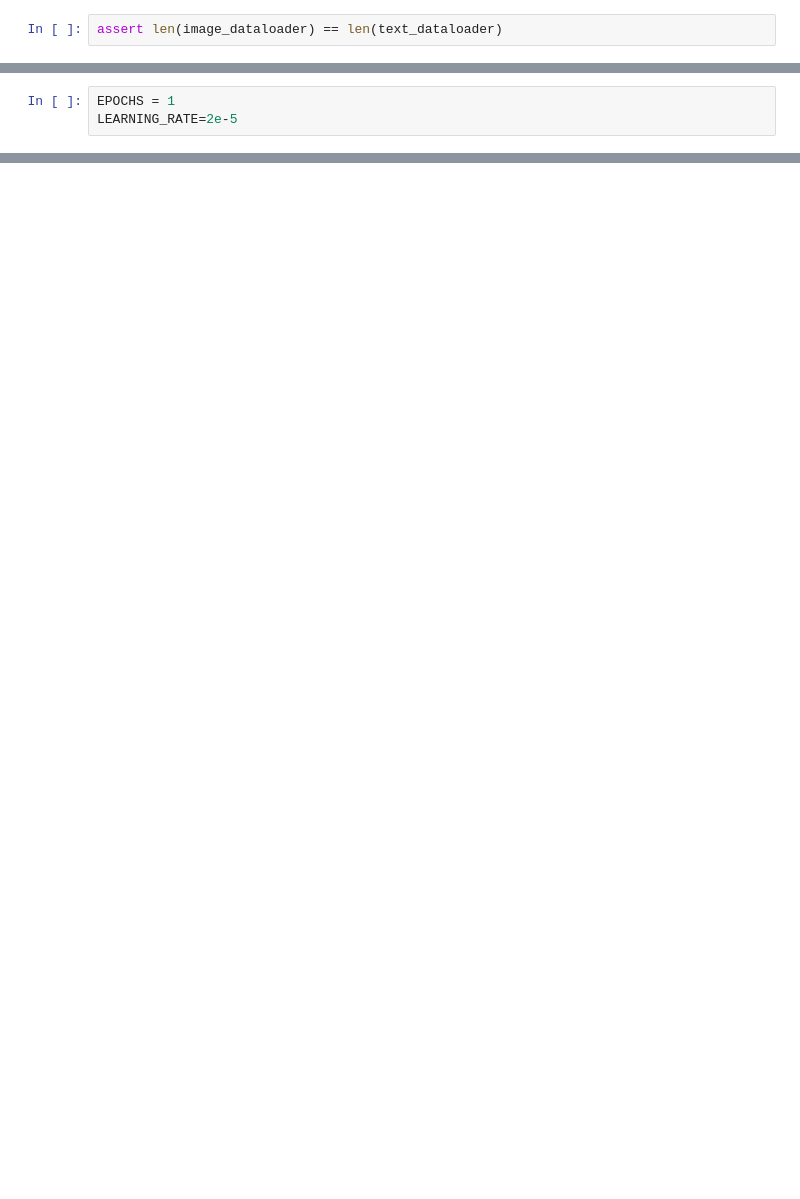
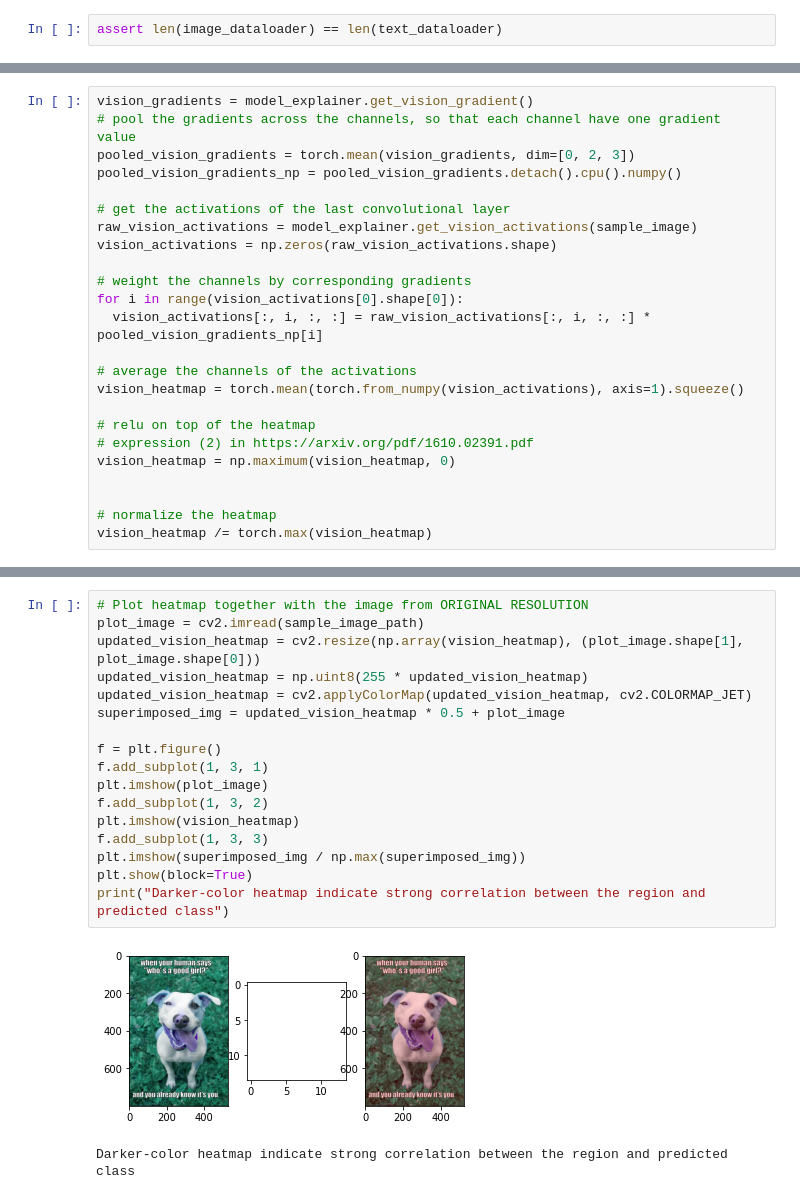
Before and after one commit to MichaelYxWang/CrossExplain, a Jupyter notebook: multimodal_gradcam.ipynb, the cells around one changed output, grey strips where cells are left out. Drawn from its saved outputs; the diff is of its cells as text; blank space fills up the shorter version.

Commit message:
multimodal gradcam init; all gradients be zero bug

```diff
--- a/multimodal_gradcam.ipynb
+++ b/multimodal_gradcam.ipynb
@@ -230,5 +234,2 @@ Some weights of the model checkpoint at bert-base-cased were not used when initi
 - This IS expected if you are initializing BertModel from the checkpoint of a model trained on another task or with another architecture (e.g. initializing a BertForSequenceClassification model from a ...
 - This IS NOT expected if you are initializing BertModel from the checkpoint of a model that you expect to be exactly identical (initializing a BertForSequenceClassification model from a BertForSequen ...
-# %%
-EPOCHS = 1
-LEARNING_RATE=2e-5
@@ -309,0 +442,24 @@ Train loss 0.7210684702994418
+# %%
+vision_gradients = model_explainer.get_vision_gradient()
+# pool the gradients across the channels, so that each channel have one gradient value
+pooled_vision_gradients = torch.mean(vision_gradients, dim=[0, 2, 3])
+pooled_vision_gradients_np = pooled_vision_gradients.detach().cpu().numpy()
+
+# get the activations of the last convolutional layer
+raw_vision_activations = model_explainer.get_vision_activations(sample_image)
+vision_activations = np.zeros(raw_vision_activations.shape)
+
+# weight the channels by corresponding gradients
+for i in range(vision_activations[0].shape[0]):
+  vision_activations[:, i, :, :] = raw_vision_activations[:, i, :, :] * pooled_vision_gradients_np[i]
+
+# average the channels of the activations
+vision_heatmap = torch.mean(torch.from_numpy(vision_activations), axis=1).squeeze()
+
+# relu on top of the heatmap
+# expression (2) in https://arxiv.org/pdf/1610.02391.pdf
+vision_heatmap = np.maximum(vision_heatmap, 0)
+
+
+# normalize the heatmap
+vision_heatmap /= torch.max(vision_heatmap)
@@ -309,0 +488,20 @@ Train loss 0.7210684702994418
+# %%
+# Plot heatmap together with the image from ORIGINAL RESOLUTION
+plot_image = cv2.imread(sample_image_path)
+updated_vision_heatmap = cv2.resize(np.array(vision_heatmap), (plot_image.shape[1], plot_image.shape[0]))
+updated_vision_heatmap = np.uint8(255 * updated_vision_heatmap)
+updated_vision_heatmap = cv2.applyColorMap(updated_vision_heatmap, cv2.COLORMAP_JET)
+superimposed_img = updated_vision_heatmap * 0.5 + plot_image
+
+f = plt.figure()
+f.add_subplot(1, 3, 1)
+plt.imshow(plot_image)
+f.add_subplot(1, 3, 2)
+plt.imshow(vision_heatmap)
+f.add_subplot(1, 3, 3)
+plt.imshow(superimposed_img / np.max(superimposed_img))
+plt.show(block=True)
+print("Darker-color heatmap indicate strong correlation between the region and predicted class")
+# %% [output]
+[figure, added]
+Darker-color heatmap indicate strong correlation between the region and predicted class
```
Also changed, not shown: parts of 29 cells of this notebook.
